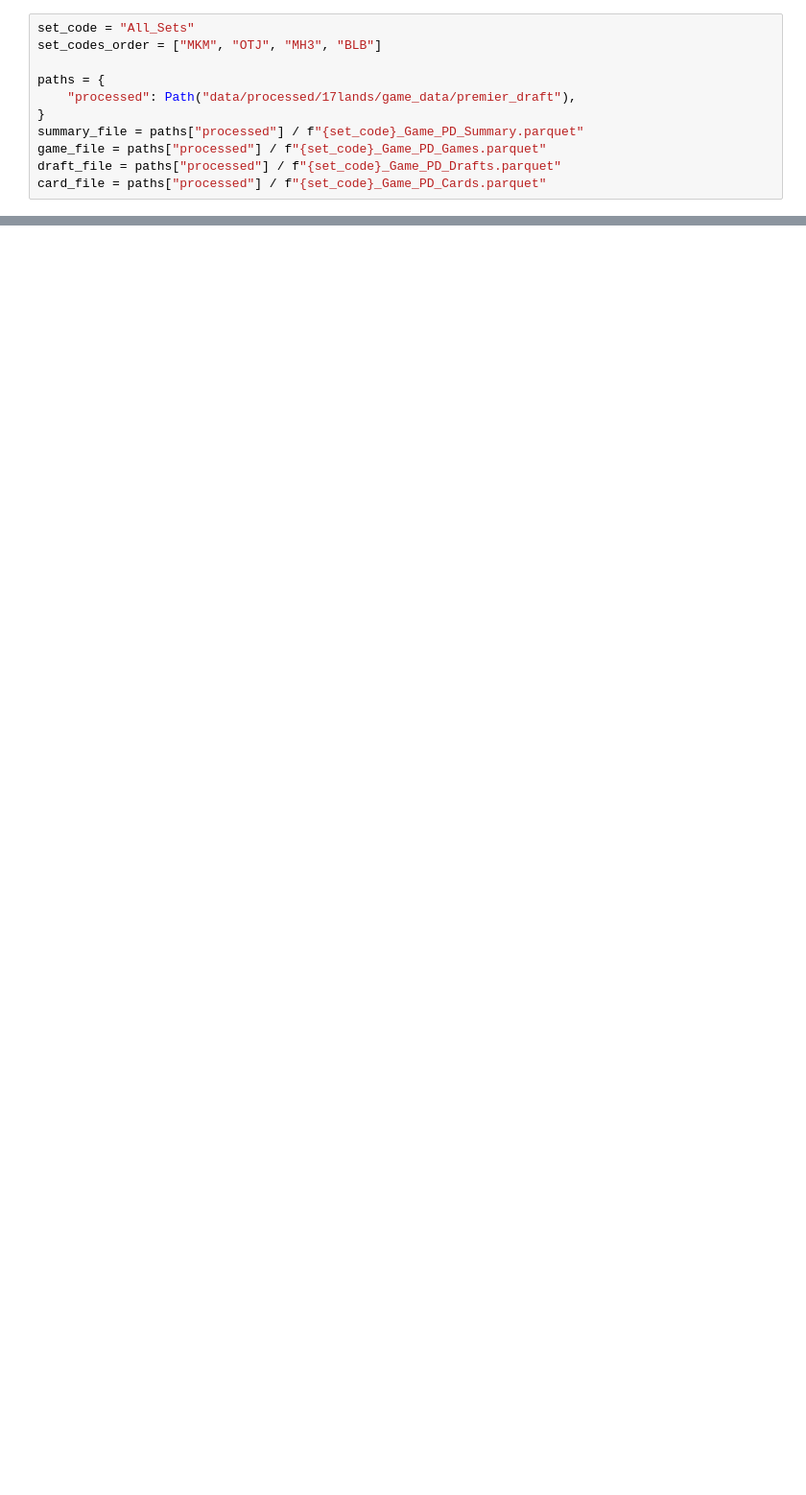
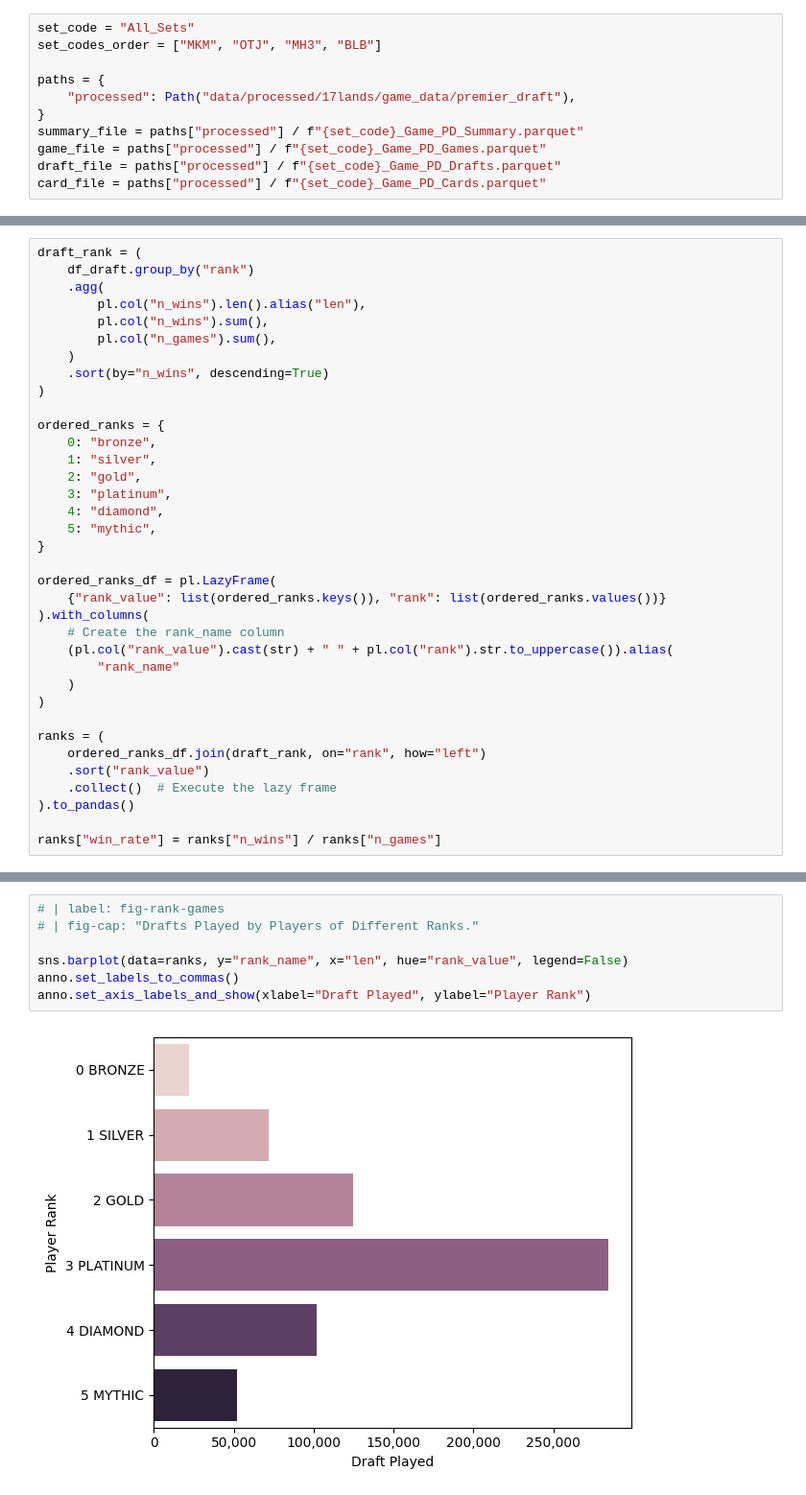
Before and after one commit to meehljd/mtg-modeling, a Jupyter notebook: notebooks/10-eda/02-draft-data/01-premier-play/20-player-rank.ipynb, the cells around one changed output, grey strips where cells are left out. Shown at 96% size. Drawn from its saved outputs; the diff is of its cells as text; blank space fills up the shorter version.

```diff
--- a/notebooks/10-eda/02-draft-data/01-premier-play/20-player-rank.ipynb
+++ b/notebooks/10-eda/02-draft-data/01-premier-play/20-player-rank.ipynb
@@ -40,0 +58,36 @@ df_draft = pl.scan_parquet(draft_file)
+# %%
+draft_rank = (
+    df_draft.group_by("rank")
+    .agg(
+        pl.col("n_wins").len().alias("len"),
+        pl.col("n_wins").sum(),
+        pl.col("n_games").sum(),
+    )
+    .sort(by="n_wins", descending=True)
+)
+
+ordered_ranks = {
+    0: "bronze",
+    1: "silver",
+    2: "gold",
+    3: "platinum",
+    4: "diamond",
+    5: "mythic",
+}
+
+ordered_ranks_df = pl.LazyFrame(
+    {"rank_value": list(ordered_ranks.keys()), "rank": list(ordered_ranks.values())}
+).with_columns(
+    # Create the rank_name column
+    (pl.col("rank_value").cast(str) + " " + pl.col("rank").str.to_uppercase()).alias(
+        "rank_name"
+    )
+)
+
+ranks = (
+    ordered_ranks_df.join(draft_rank, on="rank", how="left")
+    .sort("rank_value")
+    .collect()  # Execute the lazy frame
+).to_pandas()
+
+ranks["win_rate"] = ranks["n_wins"] / ranks["n_games"]
@@ -40,0 +97,9 @@ df_draft = pl.scan_parquet(draft_file)
+# %%
+# | label: fig-rank-games
+# | fig-cap: "Drafts Played by Players of Different Ranks."
+
+sns.barplot(data=ranks, y="rank_name", x="len", hue="rank_value", legend=False)
+anno.set_labels_to_commas()
+anno.set_axis_labels_and_show(xlabel="Draft Played", ylabel="Player Rank")
+# %% [output]
+[figure, added]
```
Also changed, not shown: parts of 25 cells of this notebook, 14 other files.
